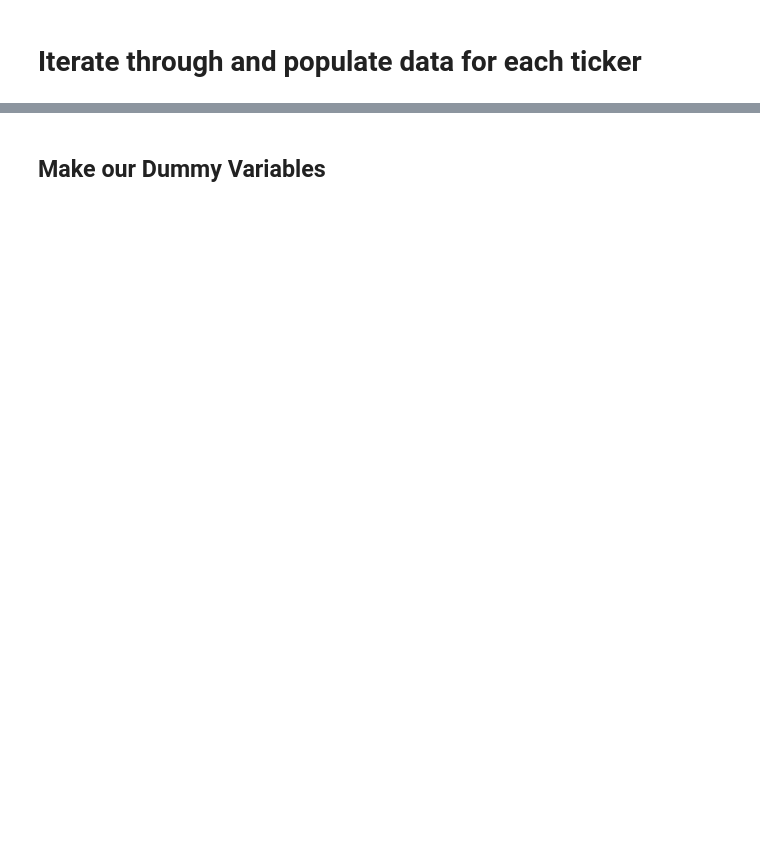
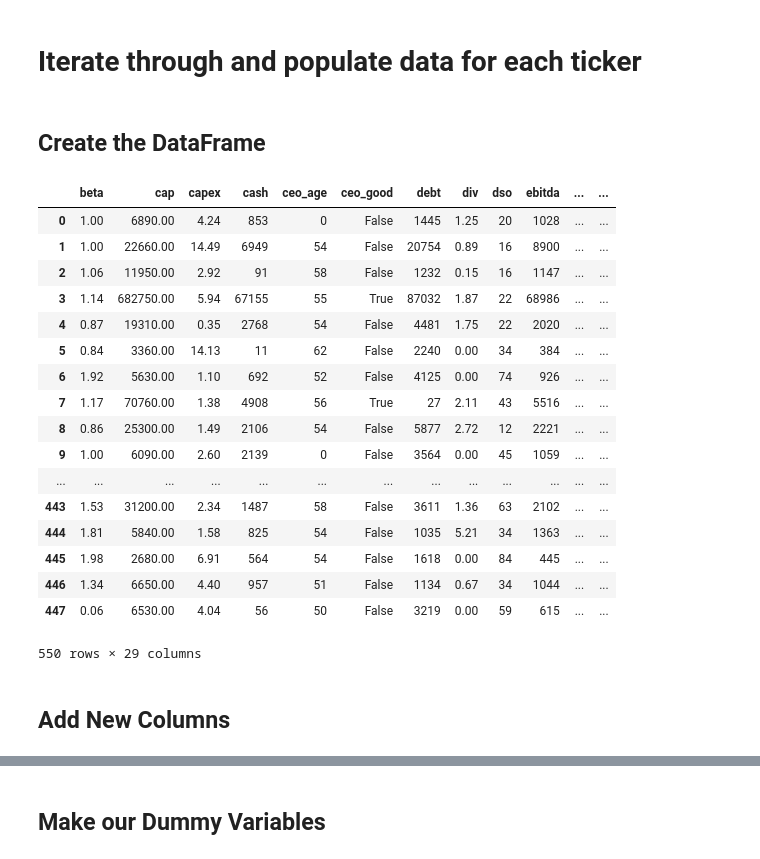
Before and after one commit to hh2010/metis_hasan, a Jupyter notebook: projects/02-luther/luther_hh.ipynb, the cells around one changed output, grey strips where cells are left out. Drawn from its saved outputs; the diff is of its cells as text; code cells hidden in the pictures; blank space fills up the shorter version.

```diff
--- a/projects/02-luther/luther_hh.ipynb
+++ b/projects/02-luther/luther_hh.ipynb
@@ -222,3 +201,37 @@ for t in tqdm(ticks):
     except:
         eps_gr.append(0.00)
     ticky.append(t)
+# %% [markdown]
+## **Create the DataFrame**
+# %%
+# df = pd.DataFrame({'ticker': ticky, 'cash': cash, 'debt': debt, 'ebitda': ebitda, 'cap': cap, 'sic_num': sic_num,
+#                    'ceo_good': ceo_good, 'ceo_age': ceo_age, 'score': score, 'ocf': ocf, 'inv': inv, 'capex': capex,
+#                    'fcf': fcf, 'div': div, 'hist_eps': hist_eps, 'marg': marg, 'beta': beta, 'inst': inst,
+#                    'yr_hi': yr_hi, 'yr_200_hi': yr_200_hi, 'yr_50_hi': yr_50_hi, 'vol': vol, 'px_gr': px_gr,
+#                    'eps_gr': eps_gr, 'sg': sg, 'rd': rd, 'tax': tax, 'roe': roe, 'dso': dso})
+# df.to_csv('df.csv')
+# df.to_pickle('df.pkl')
+# df = pd.read_pickle('df.pkl')
+df = pd.read_pickle('df_1000.pkl')
+df
+# %% [output]
+|  | beta | cap | capex | cash | ceo_age | ceo_good | debt | div | dso | ebitda | ... | ... |
+| 0 | 1.00 | 6890.00 | 4.24 | 853 | 0 | False | 1445 | 1.25 | 20 | 1028 | ... | ... |
+| 1 | 1.00 | 22660.00 | 14.49 | 6949 | 54 | False | 20754 | 0.89 | 16 | 8900 | ... | ... |
+| 2 | 1.06 | 11950.00 | 2.92 | 91 | 58 | False | 1232 | 0.15 | 16 | 1147 | ... | ... |
+| 3 | 1.14 | 682750.00 | 5.94 | 67155 | 55 | True | 87032 | 1.87 | 22 | 68986 | ... | ... |
+| 4 | 0.87 | 19310.00 | 0.35 | 2768 | 54 | False | 4481 | 1.75 | 22 | 2020 | ... | ... |
+| 5 | 0.84 | 3360.00 | 14.13 | 11 | 62 | False | 2240 | 0.00 | 34 | 384 | ... | ... |
+| 6 | 1.92 | 5630.00 | 1.10 | 692 | 52 | False | 4125 | 0.00 | 74 | 926 | ... | ... |
+| 7 | 1.17 | 70760.00 | 1.38 | 4908 | 56 | True | 27 | 2.11 | 43 | 5516 | ... | ... |
+| 8 | 0.86 | 25300.00 | 1.49 | 2106 | 54 | False | 5877 | 2.72 | 12 | 2221 | ... | ... |
+| 9 | 1.00 | 6090.00 | 2.60 | 2139 | 0 | False | 3564 | 0.00 | 45 | 1059 | ... | ... |
+| ... | ... | ... | ... | ... | ... | ... | ... | ... | ... | ... | ... | ... |
+| 443 | 1.53 | 31200.00 | 2.34 | 1487 | 58 | False | 3611 | 1.36 | 63 | 2102 | ... | ... |
+| 444 | 1.81 | 5840.00 | 1.58 | 825 | 54 | False | 1035 | 5.21 | 34 | 1363 | ... | ... |
+| 445 | 1.98 | 2680.00 | 6.91 | 564 | 54 | False | 1618 | 0.00 | 84 | 445 | ... | ... |
+| 446 | 1.34 | 6650.00 | 4.40 | 957 | 51 | False | 1134 | 0.67 | 34 | 1044 | ... | ... |
+| 447 | 0.06 | 6530.00 | 4.04 | 56 | 50 | False | 3219 | 0.00 | 59 | 615 | ... | ... |
+550 rows × 29 columns
+# %% [markdown]
+## Add New Columns
```
Also changed, not shown: parts of 43 cells of this notebook, 10 other files.
